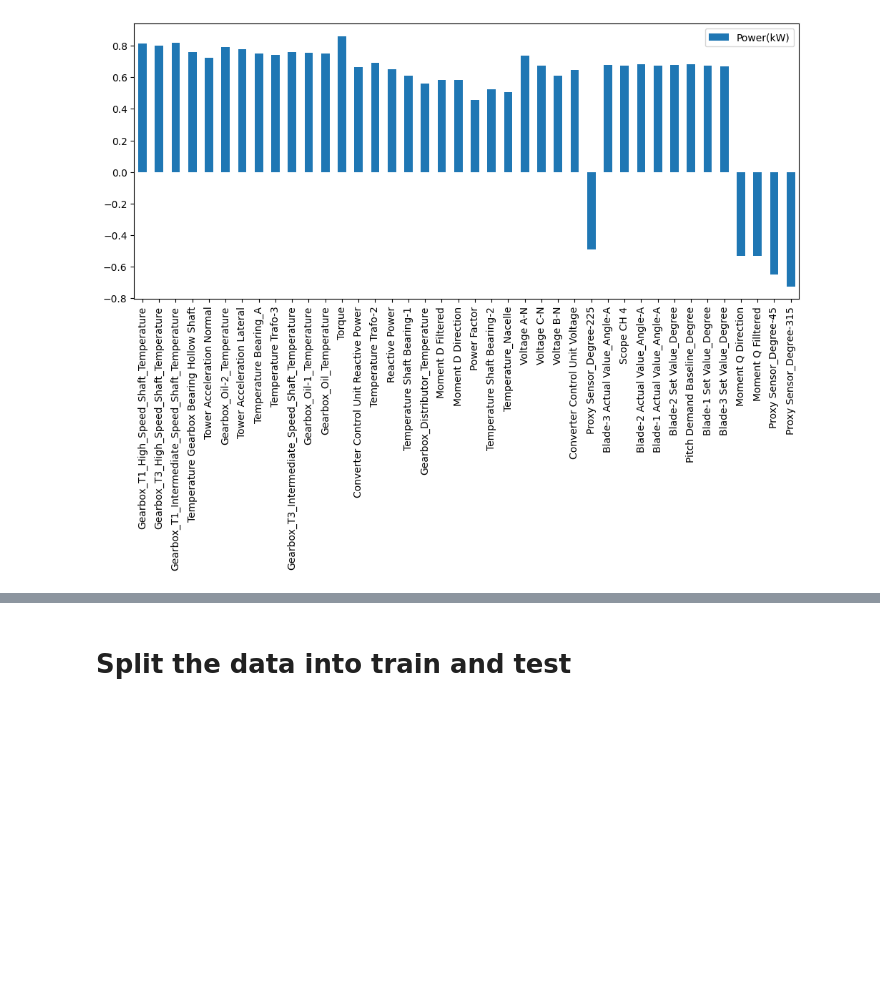
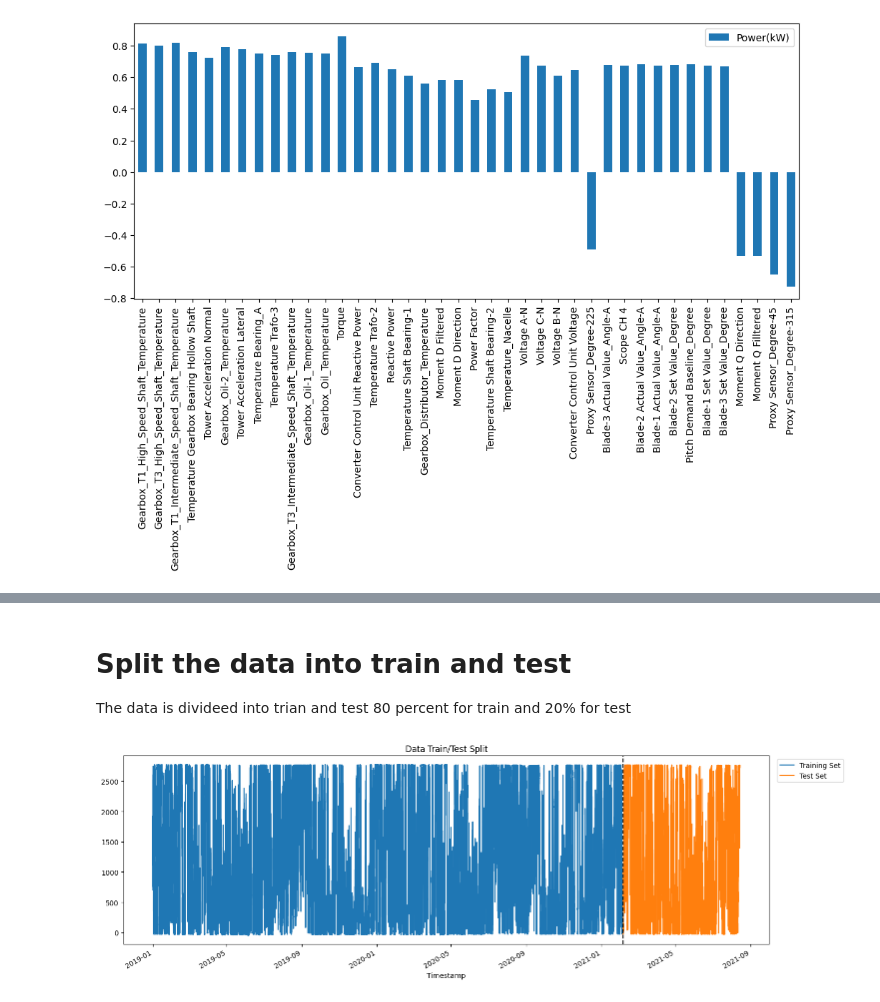
Before and after one commit to arunrajks/time_series_analysis, a Jupyter notebook: wind-turbine-power-forecast.ipynb, the cells around one changed output, grey strips where cells are left out. Saved outputs shown, nothing was run; the diff lists cells and outputs as text; code cells hidden in the pictures; blank space fills up the shorter version.

Commit message:
Kaggle Notebook | Wind_turbine_power_forecast | Version 11

```diff
--- a/wind-turbine-power-forecast.ipynb
+++ b/wind-turbine-power-forecast.ipynb
@@ -241,0 +255,19 @@ plt.xticks(rotation=90);
+# %%
+def create_features(df):
+    """
+    Deriving time series features from the time series index(time stamp).
+    """
+    df = df.copy()
+    df['hour'] = df.index.hour
+    df['dayofweek'] = df.index.dayofweek
+    df['quarter'] = df.index.quarter
+    df['month'] = df.index.month
+    df['year'] = df.index.year
+    df['dayofyear'] = df.index.dayofyear
+    df['dayofmonth'] = df.index.day
+#     df['weekofyear'] = df.index.isocalendar().week
+    return df
+
+
+combined_features_target=pd.concat([create_features(df_selectd_features),df_power],axis=1)
+combined_features_target.head()
@@ -242,2 +282,34 @@ plt.xticks(rotation=90);
 # %% [markdown]
 # Split the data into train and test
+
+The data is divideed into trian and test 80 percent for train and 20% for test
+# %%
+# training data
+
+# split the data 80-20%
+time_stamp_80=int(time_series_feature.shape[0]*.8)
+Train_data=combined_features_target.iloc[:time_stamp_80,:]
+
+# test data
+Test_data=combined_features_target.iloc[time_stamp_80:,:]
+
+
+
+# old test data
+
+# train_time_series_feature= time_series_feature.iloc[:time_stamp_80,:]
+# train_selectd_feature= df_selectd_features.iloc[:time_stamp_80,:]
+# train_target =df_power.iloc[:time_stamp_80]
+# test_time_series_feature= time_series_feature.iloc[time_stamp_80:,:]
+# test_selectd_feature= df_selectd_features.iloc[time_stamp_80:,:]
+# test_target =df_power.iloc[time_stamp_80:]
+TARGET='Power(kW)'
+
+fig, ax = plt.subplots(figsize=(15, 5))
+Train_data[TARGET].plot(ax=ax, label='Training Set', title='Data Train/Test Split')
+Test_data[TARGET].plot(ax=ax, label='Test Set')
+ax.axvline(time_series_feature.index[time_stamp_80], color='black', ls='--')
+ax.legend(['Training Set', 'Test Set'],loc='upper right', bbox_to_anchor=(1.12, 1))
+plt.tight_layout()
+# %% [output]
+[figure, added]
```
Also changed, not shown: parts of 21 cells of this notebook.
